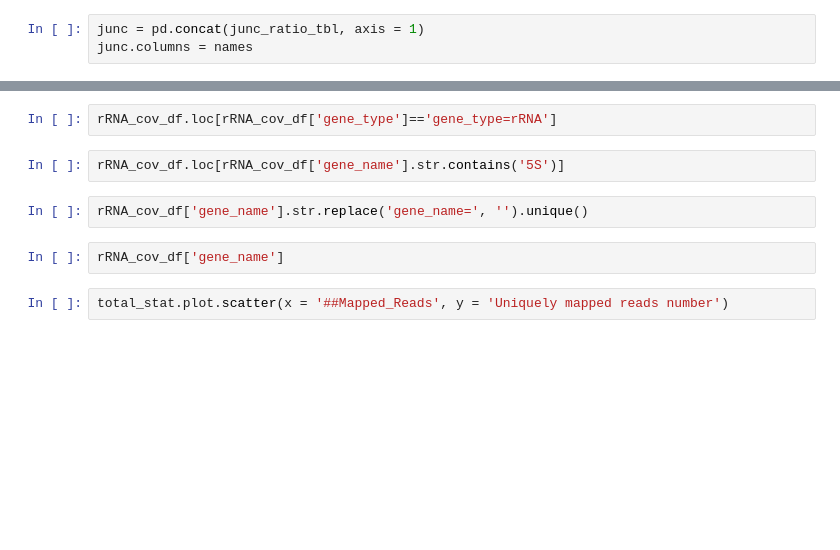
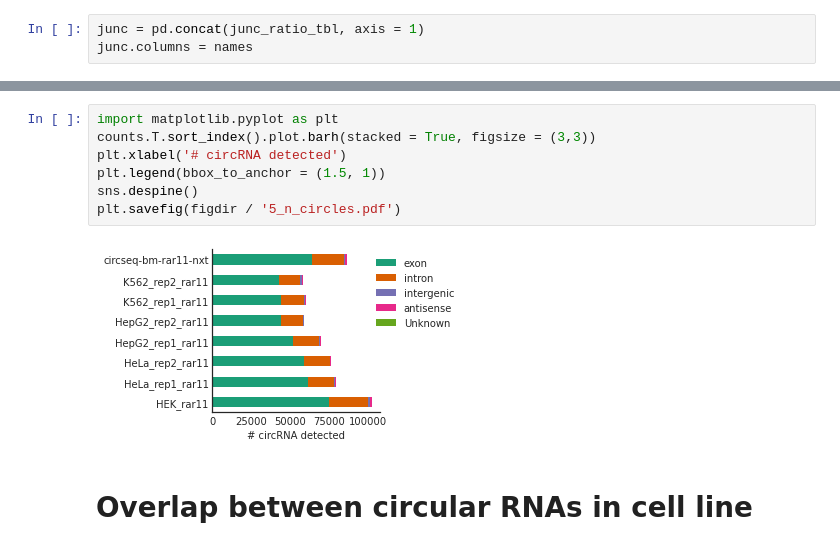
Before and after one commit to algaebrown/circSTAMP_pipe, a Jupyter notebook: notebook/5_ciriquant_output-iter7-and-12_cell_line.ipynb, the cells around one changed output, grey strips where cells are left out. Saved outputs shown, nothing was run; the diff lists cells and outputs as text; blank space fills up the shorter version.

Commit message:
cell line and oragnoid analysis

```diff
--- a/notebook/5_ciriquant_output-iter7-and-12_cell_line.ipynb
+++ b/notebook/5_ciriquant_output-iter7-and-12_cell_line.ipynb
@@ -215,10 +132,11 @@ rRNA_cov_df.groupby('gene_type')[libnames].sum()
-# %%
-rRNA_cov_df.loc[rRNA_cov_df['gene_type']=='gene_type=rRNA']
-# %%
-rRNA_cov_df.loc[rRNA_cov_df['gene_name'].str.contains('5S')]
-# %%
-rRNA_cov_df['gene_name'].str.replace('gene_name=', '').unique()
-# %%
-rRNA_cov_df['gene_name']
-# %%
-total_stat.plot.scatter(x = '##Mapped_Reads', y = 'Uniquely mapped reads number')
+# %%
+import matplotlib.pyplot as plt
+counts.T.sort_index().plot.barh(stacked = True, figsize = (3,3))
+plt.xlabel('# circRNA detected')
+plt.legend(bbox_to_anchor = (1.5, 1))
+sns.despine()
+plt.savefig(figdir / '5_n_circles.pdf')
+# %% [output]
+[figure, added]
+# %% [markdown]
+# Overlap between circular RNAs in cell line
```
Also changed, not shown: parts of 66 cells of this notebook, 1 other file.
